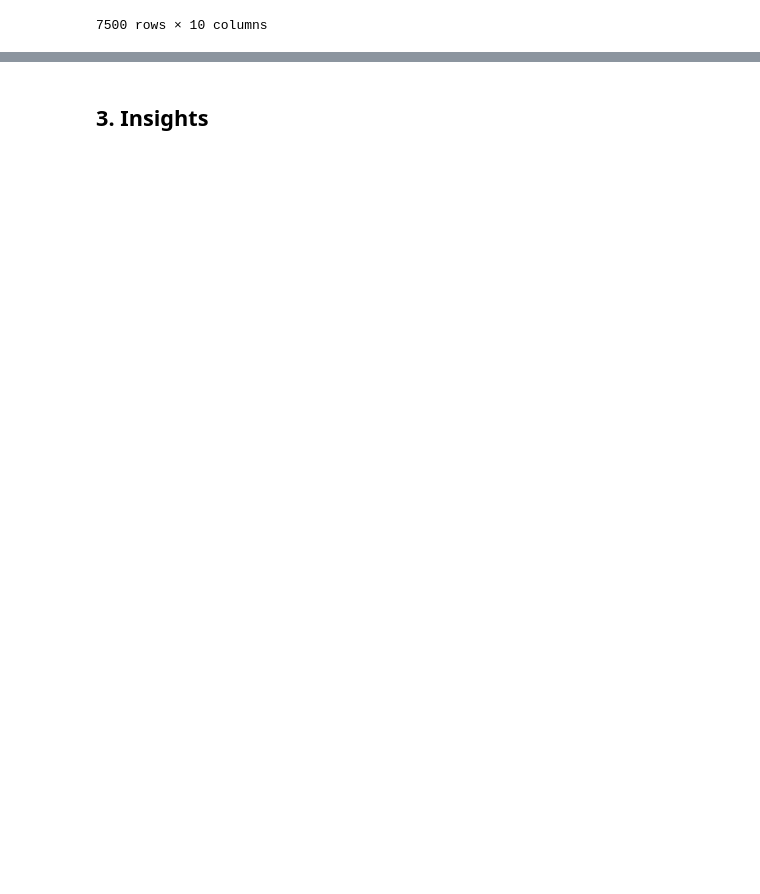
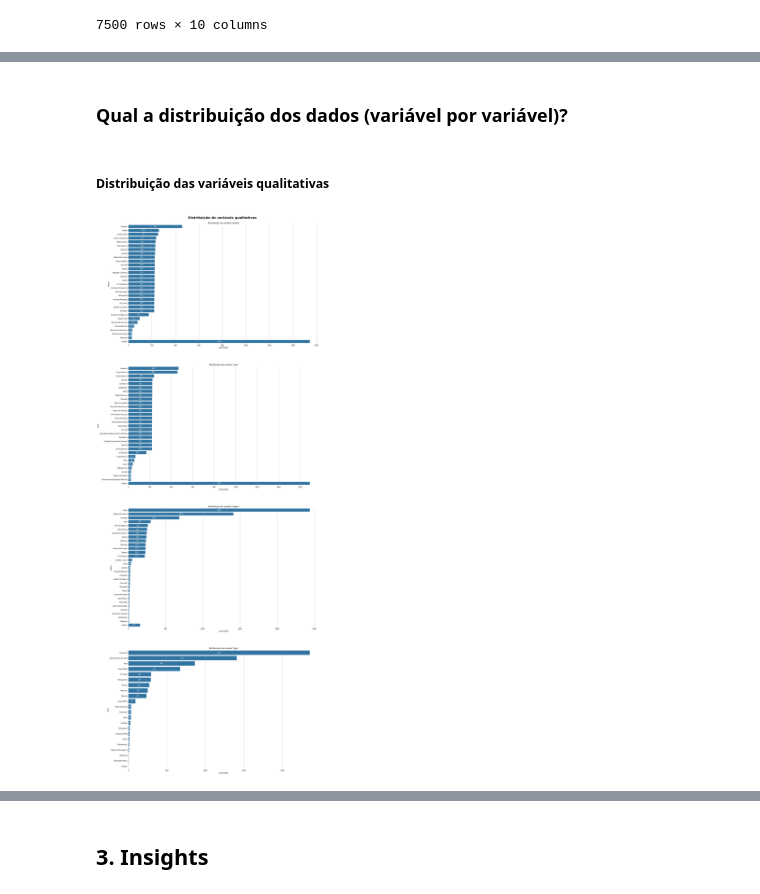
Before and after one commit to atlantico-academy/sommeliers-de-dados, a Jupyter notebook: notebooks/01-exploratory_data_analysis.ipynb, the cells around one changed output, grey strips where cells are left out. Cells and saved outputs as stored; diff of their text form; code cells hidden in the pictures; blank space fills up the shorter version.

```diff
--- a/notebooks/01-exploratory_data_analysis.ipynb
+++ b/notebooks/01-exploratory_data_analysis.ipynb
@@ -25,12 +28,12 @@ df
 # %%
 df_dict = pd.DataFrame([
     {
-        'variavel':'winery',
+        'variavel': 'winery',
         'descricao':'Vinícola: local onde o vinho foi produzido',
         'tipo':'qualitativa',
         'subtipo':'nominal'
     },{
-        'variavel':'nome do wine',
+        'variavel':'wine',
         'descricao':'vinho',
         'tipo':'qualitativa',
         'subtipo':'nominal'
@@ -41,7 +44,7 @@ df_dict = pd.DataFrame([
         'subtipo':'discreta'
     },{
         'variavel':'rating',
-        'descricao':'avaliação',
+        'descricao':'avaliação: de 4.2 a 4.9',
         'tipo':'quantitativa',
         'subtipo':'discreta'
     },{
@@ -71,12 +74,12 @@ df_dict = pd.DataFrame([
         'subtipo':'nominal'
     },{
         'variavel':'body',
-        'descricao':'corpo do vinho: como o vinho "cai" na boca',
+        'descricao':'valor do "corpo" do vinho: de 2 a 5',
         'tipo':'quantitativa',
         'subtipo':'discreta'
     },{
         'variavel':'acidity',
-        'descricao':'acidez',
+        'descricao':'acidez: de 1 a 3',
         'tipo':'quantitativa',
         'subtipo':'discreta'
     }
@@ -156,3 +170,7 @@ del df['country']
+# %%
+del df['country']
+df_dict = df_dict.query('variavel!="country"')
+df_dict.reset_index(drop=True, inplace=True)
 # %%
 df
 # %% [output]
@@ -194,0 +204,31 @@ df.describe(include='all')
+# %% [markdown]
+### Qual a distribuição dos dados (variável por variável)?
+# %% [markdown]
+##### Distribuição das variáveis qualitativas
+# %%
+fig, axes = plt.subplots(4, 1, figsize=(20,50))
+plt.tight_layout(pad=12)
+fig.suptitle('Distribuição de variáveis qualitativas', fontweight='bold', fontsize=20)
+for i, variavel in enumerate(df_dict.query("tipo == 'qualitativa'").variavel.to_list()):
+    order = df[variavel].value_counts().index
+    df_copy=df.copy()
+    df_copy[variavel]=df_copy[variavel].replace(order[30:], 'Outros')
+    ax = sns.countplot(
+        data=df_copy,
+        y=variavel,
+        ax=axes.flatten()[i],
+        order=(list(order[:30])) + ['Outros']
+    )
+    ax.bar_label(
+        ax.containers[0],
+        fmt='%.0f',
+        label_type='center',
+        color='white'
+    )
+    ax.set(frame_on=False)
+    ax.set_title(f"Distribuição da variável '{variavel}'")
+    ax.set_xlabel('Quantidade')
+    ax.grid(axis='x', linestyle='-')
+plt.show()
+# %% [output]
+[figure, added]
```
Also changed, not shown: parts of 73 cells of this notebook, 1 other file.
